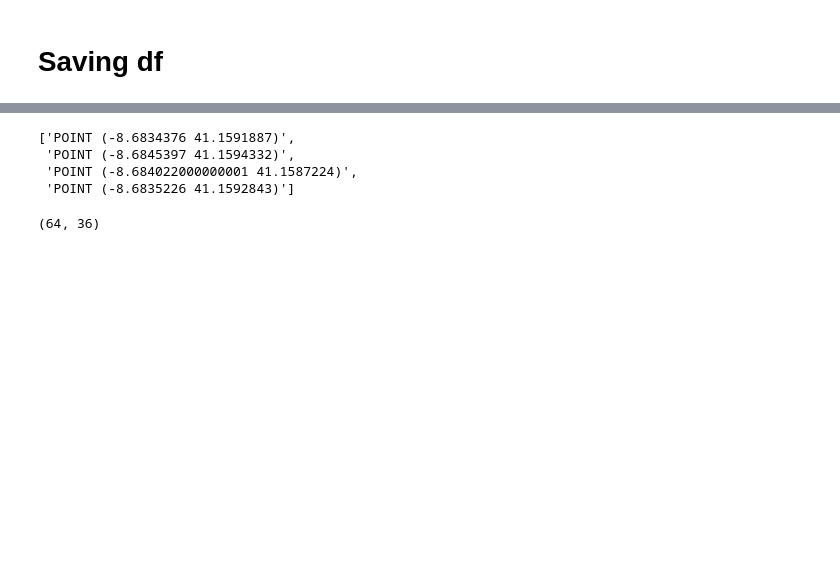
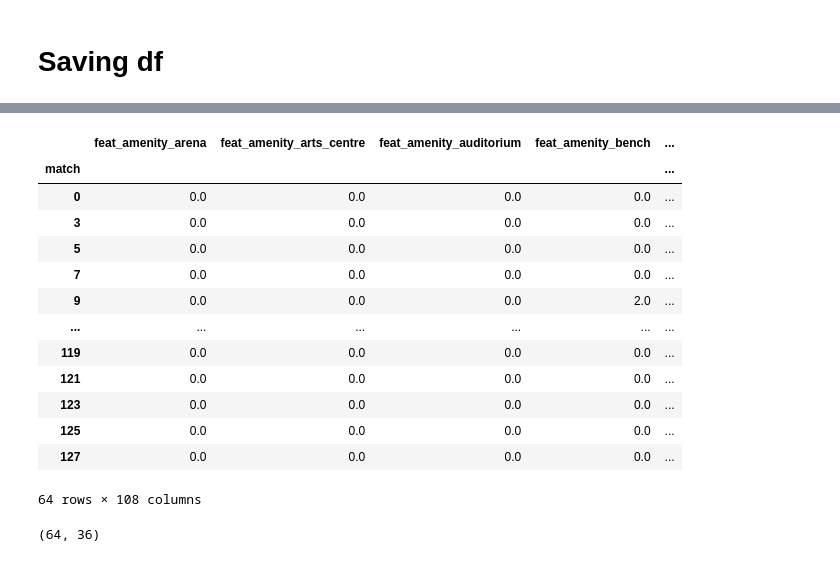
Before and after one commit to McNickSisto/world_data_league, a Jupyter notebook: stage_4/mg_POI_OSM.ipynb, the cells around one changed output, grey strips where cells are left out. Cells and saved outputs as stored; diff of their text form; code cells hidden in the pictures; blank space fills up the shorter version.

```diff
--- a/stage_4/mg_POI_OSM.ipynb
+++ b/stage_4/mg_POI_OSM.ipynb
@@ -418,7 +411,9 @@ Name: desc, Length: 92, dtype: int64
 encoder = OneHotEncoder()
 enc_df = encoder.fit_transform(desc_geo[['desc']])
 enc_gdf_points = gpd.GeoDataFrame(enc_df.toarray(), columns=encoder.categories_)
-enc_gdf_points = enc_gdf_points.join(desc_geo[['geometry', 'match']], how='inner')
+enc_gdf_points = enc_gdf_points.join(desc_geo[['geometry', 'match', 'geom_dict']],
+                                     how='inner',
+                                    )
 columns = enc_gdf_points.columns
 # %%
 rename = {i:f'feat_{i[0]}' for i in columns if type(i)==tuple}
@@ -454,3 +464,4 @@ agg_green = {i:'first' for i in green_cols if i != 'match'} # index to be groupe
 agg = dict(agg_feat)
 agg.update(agg_green)
 agg['points_feats'] = lambda x: list(x) # listing their relative geometries
+agg['geom_dict'] = lambda x: list(x)
@@ -538,3 +558,15 @@ interactive(children=(Dropdown(description='start', options=(('Lisbon', [38.7369
 <function __main__.mapa(start)>
 # %% [markdown]
 # Saving df
+# %%
+def to_str(x):
+    lst = []
+    for el in x:
+        try:
+            k = list(el.keys())[0]
+            v = str(list(el.values())[0])
+            lst.append({k:v})
+        except:
+            break
+#             print('no')
+    return lst
@@ -542,14 +590,26 @@ interactive(children=(Dropdown(description='start', options=(('Lisbon', [38.7369
 df_fin = pd.DataFrame(grouped_gpd.drop(columns=['index', 'latlng', 'Points']))
 
 df_fin['points_feats'] = df_fin.points_feats.apply(lambda lst: [str(x) for x in lst])
+df_fin['geom_dict'] = df_fin.geom_dict.apply(to_str)
 
 df_fin.to_csv('data/green_areas_dico.csv')
 # %%
+df_fin
 # %% [output]
+|  | feat_amenity_arena | feat_amenity_arts_centre | feat_amenity_auditorium | feat_amenity_bench | ... |
+| match |  |  |  |  | ... |
+| 0 | 0.0 | 0.0 | 0.0 | 0.0 | ... |
+| 3 | 0.0 | 0.0 | 0.0 | 0.0 | ... |
+| 5 | 0.0 | 0.0 | 0.0 | 0.0 | ... |
+| 7 | 0.0 | 0.0 | 0.0 | 0.0 | ... |
+| 9 | 0.0 | 0.0 | 0.0 | 2.0 | ... |
+| ... | ... | ... | ... | ... | ... |
+| 119 | 0.0 | 0.0 | 0.0 | 0.0 | ... |
+| 121 | 0.0 | 0.0 | 0.0 | 0.0 | ... |
+| 123 | 0.0 | 0.0 | 0.0 | 0.0 | ... |
+| 125 | 0.0 | 0.0 | 0.0 | 0.0 | ... |
+| 127 | 0.0 | 0.0 | 0.0 | 0.0 | ... |
-['POINT (-8.6834376 41.1591887)',
- 'POINT (-8.6845397 41.1594332)',
- 'POINT (-8.684022000000001 41.1587224)',
- 'POINT (-8.6835226 41.1592843)']
+64 rows × 108 columns
 # %%
 # reload
 dl_construct = 'https://drive.google.com/uc?export=download&id='
```
Also changed, not shown: parts of 11 cells of this notebook, 1 other file.
